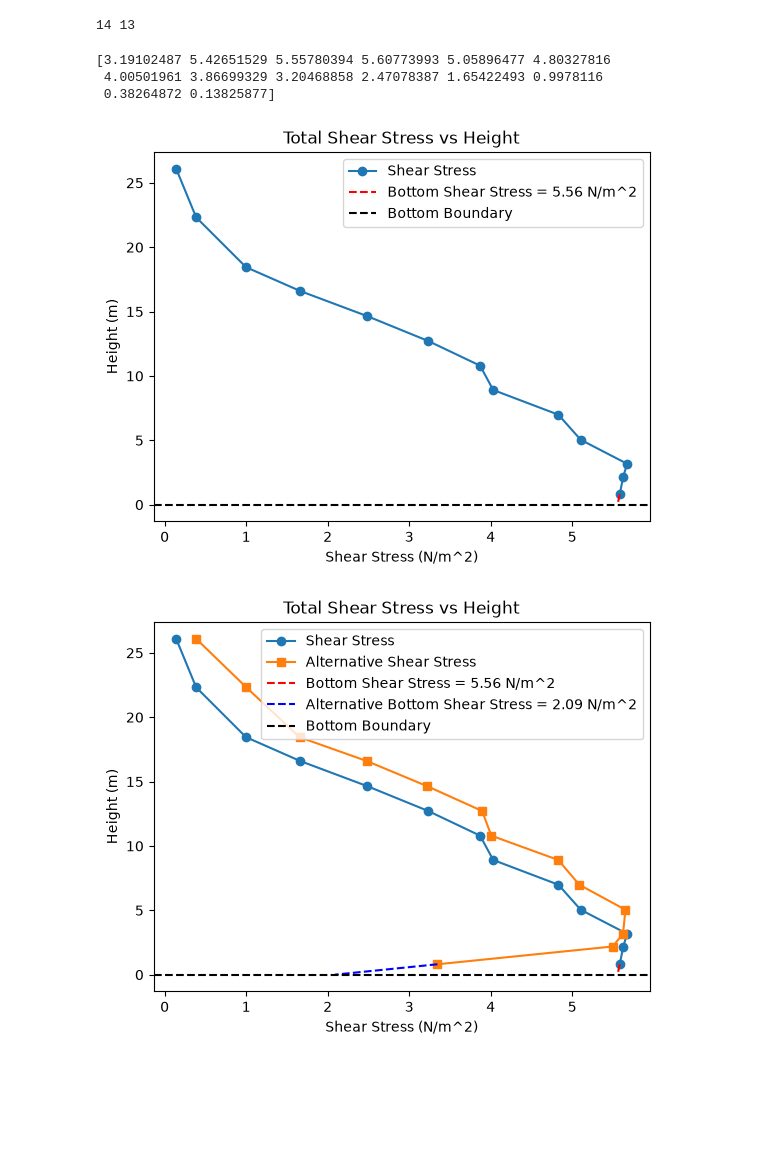
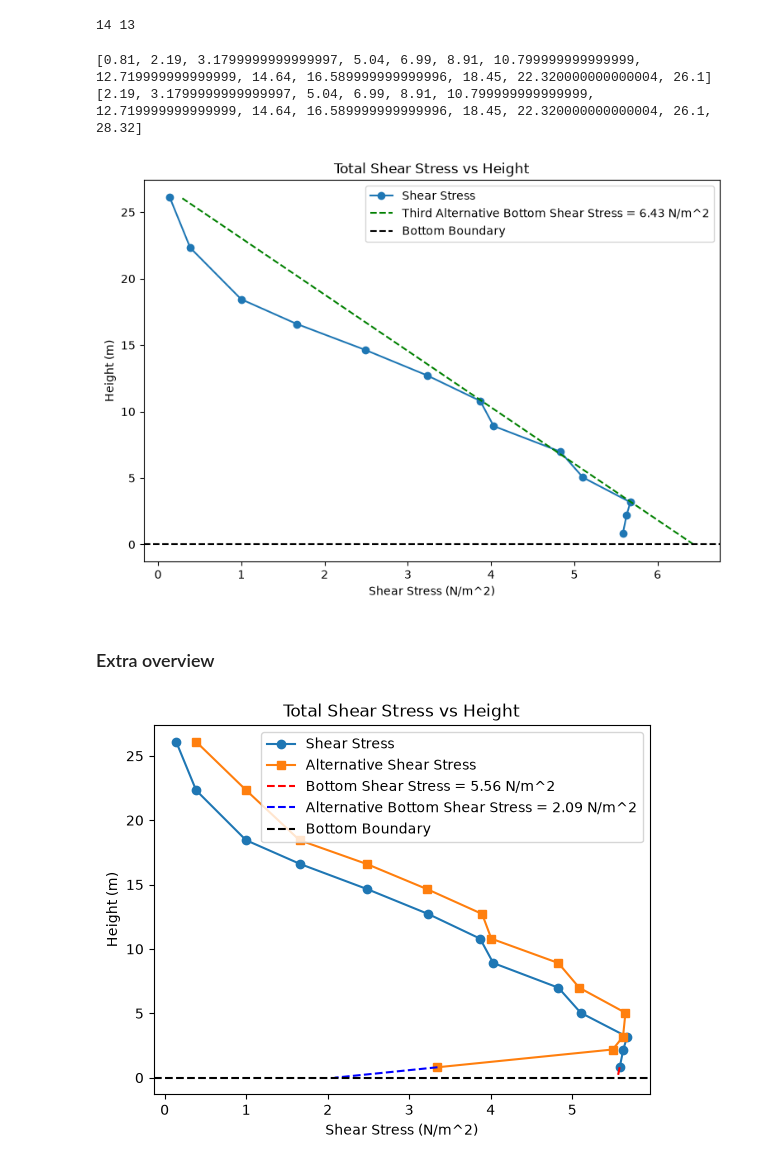
Before and after one commit to Dinojin/FSI_assignment-1, a Jupyter notebook: Q1 backup.ipynb, the cells around one changed output. Cells and saved outputs as stored; diff of their text form; code cells hidden in the pictures; blank space fills up the shorter version.

Commit message:
case add

```diff
--- a/Q1 backup.ipynb
+++ b/Q1 backup.ipynb
@@ -144,39 +144,58 @@ plt.legend();
 print(len(tau_array), len(filenames) - 1)
 # %% [output]
 14 13
-# %%
-print(tau_array)
-# %% [output]
-[3.19102487 5.42651529 5.55780394 5.60773993 5.05896477 4.80327816
- 4.00501961 3.86699329 3.20468858 2.47078387 1.65422493 0.9978116
- 0.38264872 0.13825877]
+# %%
+print(zrange[0])
+print(zrange[1])
+# %% [output]
+[0.81, 2.19, 3.1799999999999997, 5.04, 6.99, 8.91, 10.799999999999999, 12.719999999999999, 14.64, 16.589999999999996, 18.45, 22.320000000000004, 26.1]
+[2.19, 3.1799999999999997, 5.04, 6.99, 8.91, 10.799999999999999, 12.719999999999999, 14.64, 16.589999999999996, 18.45, 22.320000000000004, 26.1, 28.32]
 # %%
+case = 0
+
 mu = 1.0016
 tau_z_array = np.zeros(len(filenames)-1)
 tau_z_array2 = np.zeros(len(filenames)-1)
+tau_z_array3 = np.zeros(len(filenames)-1)
 for i in range(len(filenames) - 1):
     tau_z_array[i] = mu * (avgu_array[i+1] - avgu_array[i]) / (zheights[i+1] - zheights[i]) + tau_array[i+1]
     tau_z_array2[i] = mu * (avgu_array[i+1] - avgu_array[i]) / (zheights[i+1] - zheights[i]) + tau_array[i]
 
+zrange = [zheights[:-1], zheights[1:]]
 
-plt.plot(tau_z_array, zheights[:-1], 'o-', label='Shear Stress')
-# plt.plot(tau_z_array2, zheights[:-1], 's-', label='Alternative Shear Stress')
+# Plotting the shear stress vs height
+arrayset = [tau_z_array, tau_z_array2]
+
+plt.figure(figsize=(9,6))
+plt.plot(arrayset[case], zrange[case], 'o-', label='Shear Stress')
+# plt.plot(tau_z_array2, zheights[1:], 's-', label='Alternative Shear Stress')
 plt.ylabel('Height (m)')
 plt.xlabel('Shear Stress (N/m^2)')
 
-slope, intercept = np.polyfit(zheights[:2], tau_z_array[:2], 1)
+# Taking the last two points to fit a line and find the intercept at z=0 for bottom shear stress
+slope, intercept = np.polyfit(zrange[case][:2], arrayset[case][:2], 1)
 tau_at_zero = intercept
 
-slope, intercept = np.polyfit(zheights[:2], tau_z_array2[:2], 1)
-tau_at_zero2 = intercept
+tauzeros = [tau_at_zero, tau_at_zero]
 
-plt.plot([tau_z_array[0], tau_at_zero], [zheights[0], 0], color='r', linestyle='--', label='Bottom Shear Stress = {:.2f} N/m^2'.format(tau_at_zero))
-# plt.plot([tau_z_array2[0], tau_at_zero2], [zheights[0], 0], color='b', linestyle='--', label='Alternative Bottom Shear Stress = {:.2f} N/m^2'.format(tau_at_zero2))
+
+# Linear extrapolation
+
+xset = np.linspace(0, max(zrange[case]), len(arrayset[case]))
+slope, intercept = np.polyfit(xset, arrayset[case], deg=1)
+tau_at_zero3 = intercept
+
+plt.plot(xset*slope + intercept, xset, color='g', linestyle='--', label='Third Alternative Bottom Shear Stress = {:.2f} N/m^2'.format(tau_at_zero3))
+
+# Plotting the bottom shear stress lines
+# plt.plot([arrayset[case][0], tauzeros[case]], [zrange[case][0], 0], color='r', linestyle='--', label='Bottom Shear Stress = {:.2f} N/m^2'.format(tauzeros[case]))
 plt.axhline(y=0, color='k', linestyle='--', label='Bottom Boundary')
 plt.title('Total Shear Stress vs Height')
 plt.legend();
 # %% [output]
-[figure, old version]
+[figure, new version]
+# %% [markdown]
+### Extra overview
 # %%
 mu = 1.0016
 tau_z_array = np.zeros(len(filenames)-1)
```
